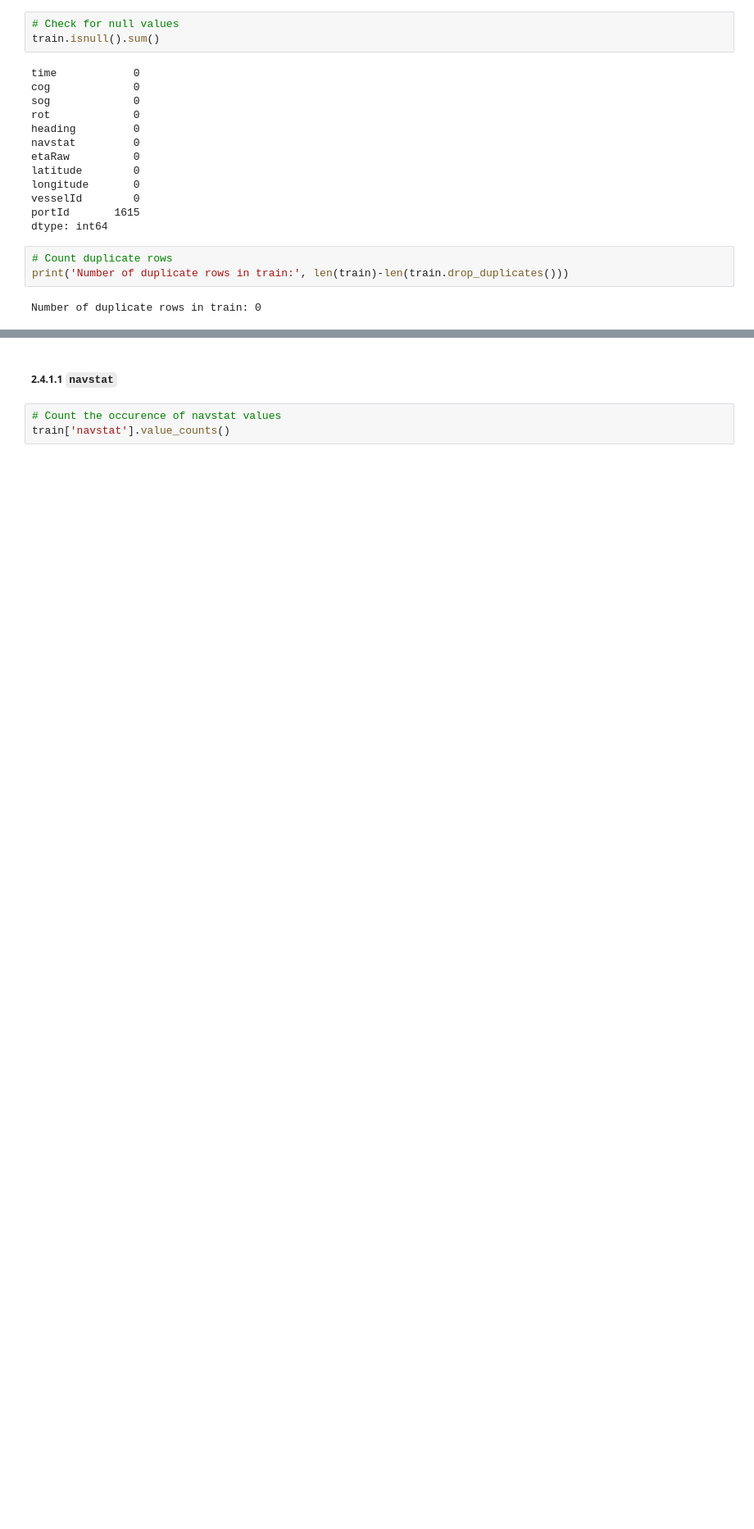
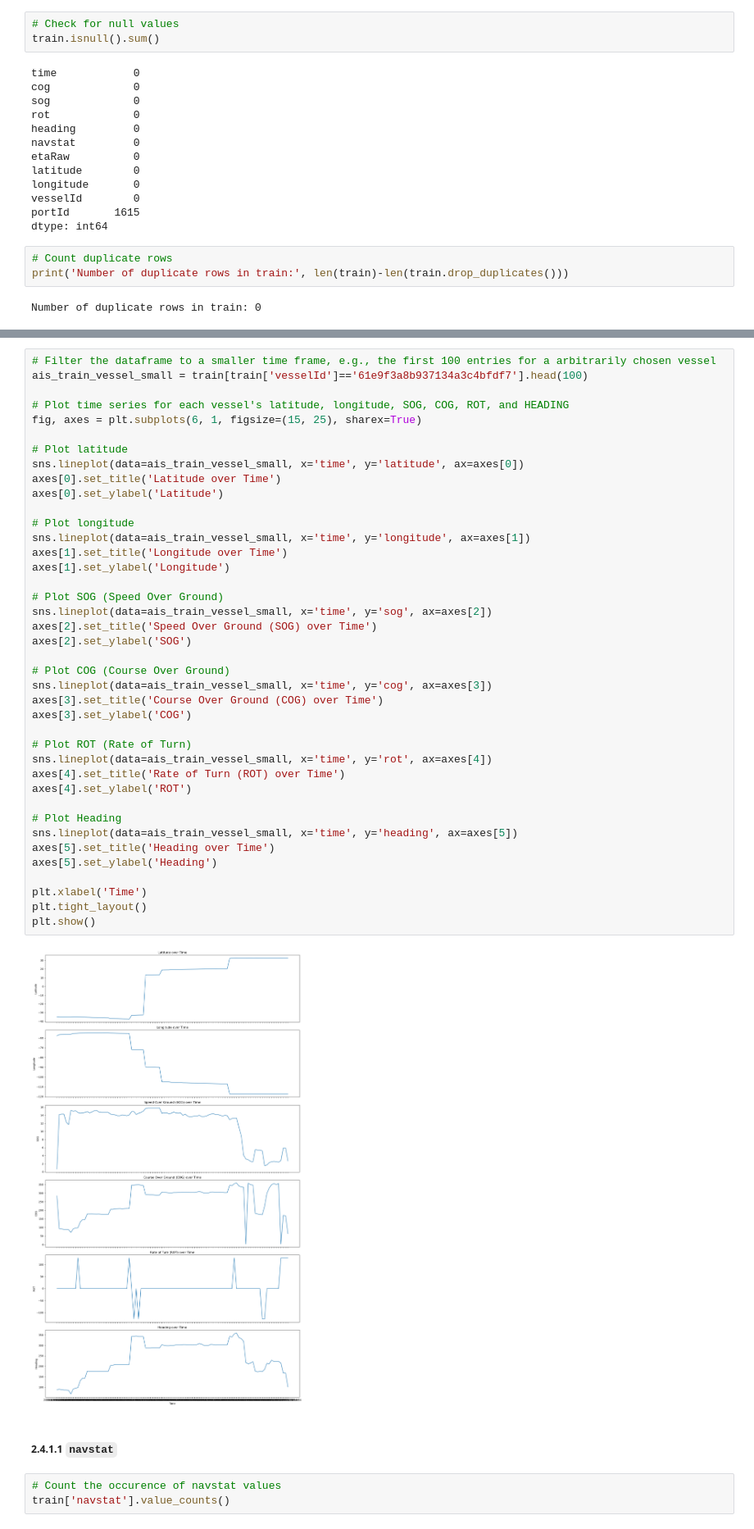
Before and after one commit to alexandersundquist/TDT4173-Modern-Machine-Learning-In-Practice-Project, a Jupyter notebook: Report.ipynb, the cells around one changed output, grey strips where cells are left out. Shown at 82% size. Cells and saved outputs as stored; diff of their text form; blank space fills up the shorter version.

```diff
--- a/Report.ipynb
+++ b/Report.ipynb
@@ -162,3 +177,45 @@ Number of duplicate rows in train: 0
+# %%
+# Filter the dataframe to a smaller time frame, e.g., the first 100 entries for a arbitrarily chosen vessel
+ais_train_vessel_small = train[train['vesselId']=='61e9f3a8b937134a3c4bfdf7'].head(100)
+
+# Plot time series for each vessel's latitude, longitude, SOG, COG, ROT, and HEADING
+fig, axes = plt.subplots(6, 1, figsize=(15, 25), sharex=True)
+
+# Plot latitude
+sns.lineplot(data=ais_train_vessel_small, x='time', y='latitude', ax=axes[0])
+axes[0].set_title('Latitude over Time')
+axes[0].set_ylabel('Latitude')
+
+# Plot longitude
+sns.lineplot(data=ais_train_vessel_small, x='time', y='longitude', ax=axes[1])
+axes[1].set_title('Longitude over Time')
+axes[1].set_ylabel('Longitude')
+
+# Plot SOG (Speed Over Ground)
+sns.lineplot(data=ais_train_vessel_small, x='time', y='sog', ax=axes[2])
+axes[2].set_title('Speed Over Ground (SOG) over Time')
+axes[2].set_ylabel('SOG')
+
+# Plot COG (Course Over Ground)
+sns.lineplot(data=ais_train_vessel_small, x='time', y='cog', ax=axes[3])
+axes[3].set_title('Course Over Ground (COG) over Time')
+axes[3].set_ylabel('COG')
+
+# Plot ROT (Rate of Turn)
+sns.lineplot(data=ais_train_vessel_small, x='time', y='rot', ax=axes[4])
+axes[4].set_title('Rate of Turn (ROT) over Time')
+axes[4].set_ylabel('ROT')
+
+# Plot Heading
+sns.lineplot(data=ais_train_vessel_small, x='time', y='heading', ax=axes[5])
+axes[5].set_title('Heading over Time')
+axes[5].set_ylabel('Heading')
+
+plt.xlabel('Time')
+plt.tight_layout()
+plt.show()
+# %% [output]
+[figure, added]
 # %% [markdown]
 ##### 2.4.1.1 `navstat`
 # %%
```
Also changed, not shown: parts of 27 cells of this notebook.
